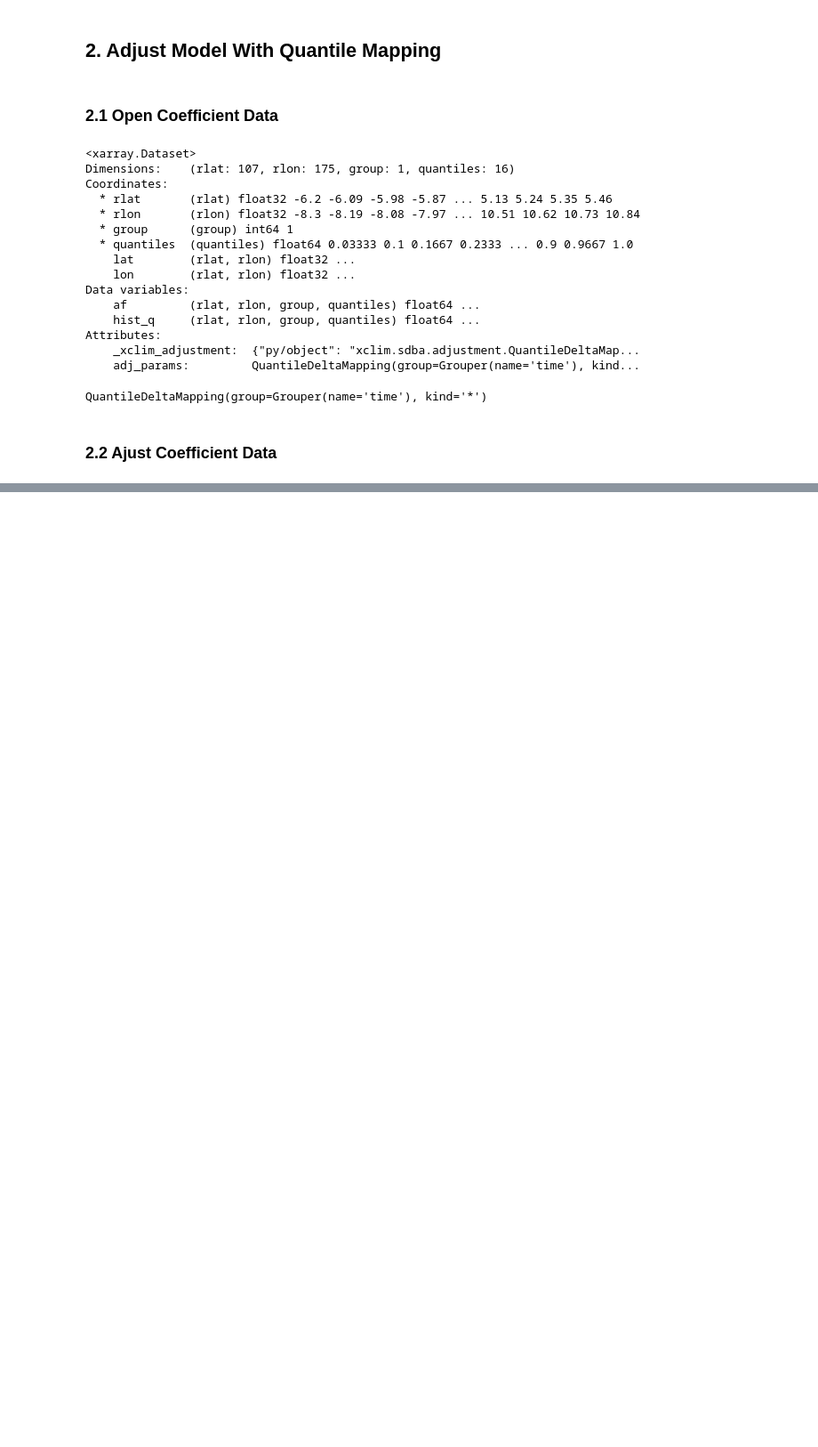
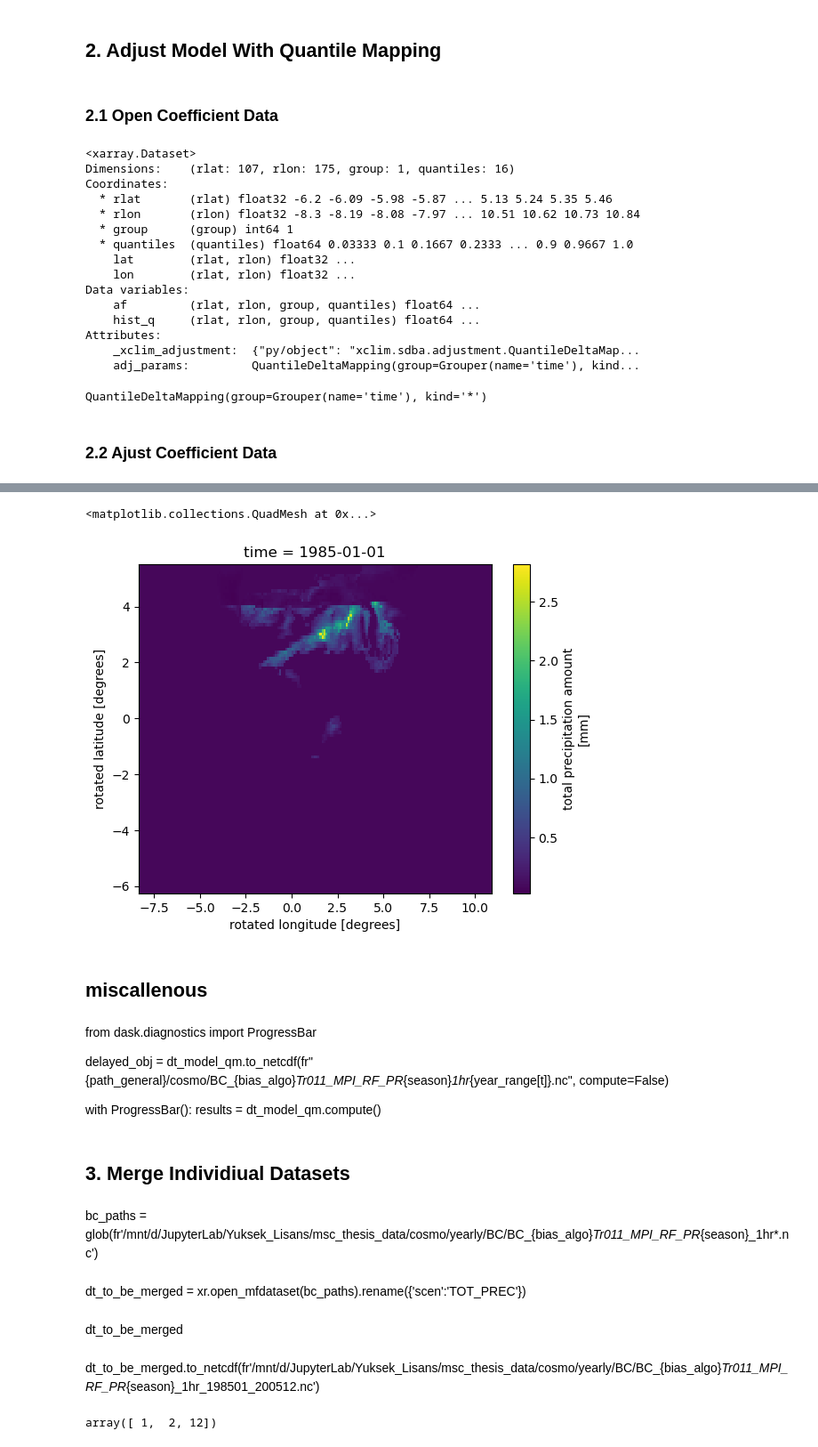
Before and after one commit to donmezkutay/msc-thesis-codes, a Jupyter notebook: bias_correction2_adjust_model.ipynb, the cells around one changed output, grey strips where cells are left out. Shown at 89% size. Cells and saved outputs as stored; diff of their text form; code cells hidden in the pictures; blank space fills up the shorter version.

```diff
--- a/bias_correction2_adjust_model.ipynb
+++ b/bias_correction2_adjust_model.ipynb
@@ -262,0 +233,27 @@ with ProgressBar():
+# %%
+hj = xr.open_dataset(r'/mnt/d/JupyterLab/Yuksek_Lisans/msc_thesis_data/cosmo/yearly/BC/BC_QDM_Tr011_MPI_RF_PR_DJF_1hr_1985.nc')
+# %%
+hj['scen'][0].plot()
+# %% [output]
+<matplotlib.collections.QuadMesh at 0x...>
+[figure, added]
+# %% [markdown]
+## miscallenous
+# %% [markdown]
+from dask.diagnostics import ProgressBar
+
+delayed_obj = dt_model_qm.to_netcdf(fr"{path_general}/cosmo/BC_{bias_algo}_Tr011_MPI_RF_PR_{season}_1hr_{year_range[t]}.nc",
+                                       compute=False)
+
+with ProgressBar():
+    results = dt_model_qm.compute()
+# %% [markdown]
+## 3. Merge Individiual Datasets
+# %% [markdown]
+bc_paths = glob(fr'/mnt/d/JupyterLab/Yuksek_Lisans/msc_thesis_data/cosmo/yearly/BC/BC_{bias_algo}_Tr011_MPI_RF_PR_{season}_1hr*.nc')
+# %% [markdown]
+dt_to_be_merged = xr.open_mfdataset(bc_paths).rename({'scen':'TOT_PREC'})
+# %% [markdown]
+dt_to_be_merged
+# %% [markdown]
+dt_to_be_merged.to_netcdf(fr'/mnt/d/JupyterLab/Yuksek_Lisans/msc_thesis_data/cosmo/yearly/BC/BC_{bias_algo}_Tr011_MPI_RF_PR_{season}_1hr_198501_200512.nc')
@@ -262,0 +264,5 @@ with ProgressBar():
+# %%
+import numpy as np
+np.unique(ll['time.month'])
+# %% [output]
+array([ 1,  2, 12])
```
Also changed, not shown: parts of 13 cells of this notebook, 7 other files.
